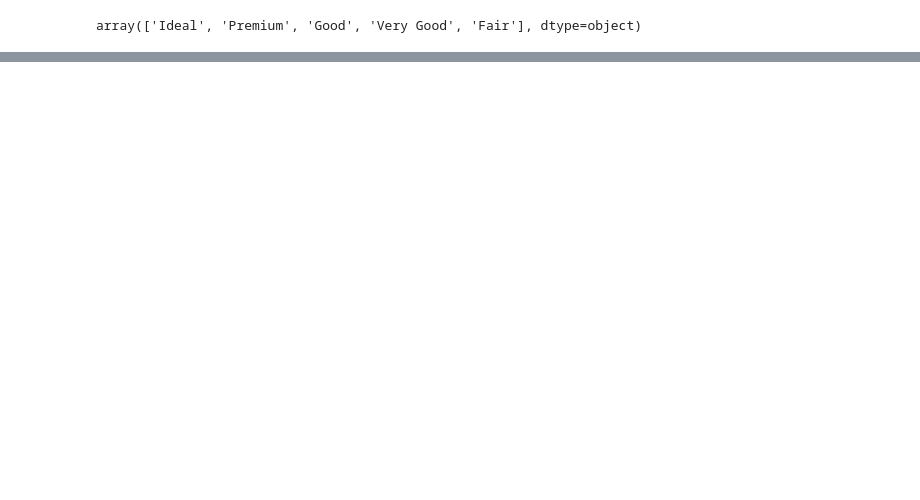
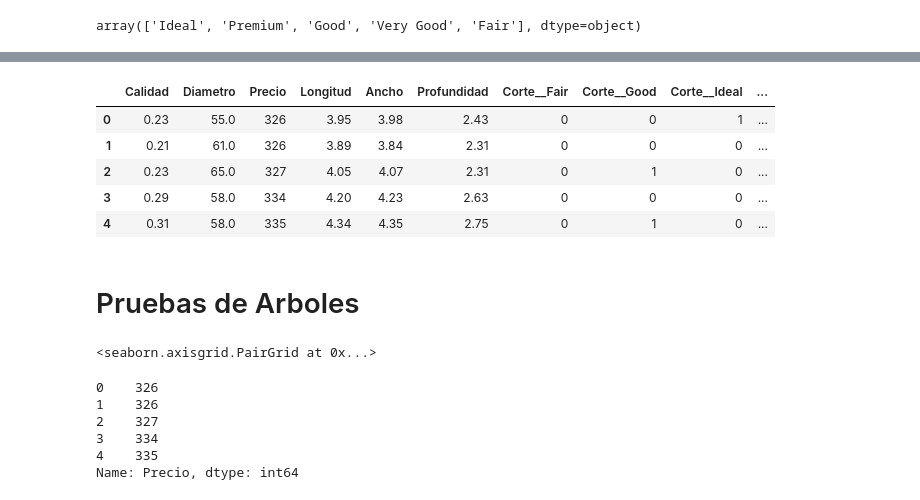
Before and after one commit to IonatanPerez/ProyectosAP_2022, a Jupyter notebook: LucasGraces/tp/Untitled0.ipynb, the cells around one changed output, grey strips where cells are left out. Drawn from its saved outputs; the diff is of its cells as text; code cells hidden in the pictures; blank space fills up the shorter version.

```diff
--- a/LucasGraces/tp/Untitled0.ipynb
+++ b/LucasGraces/tp/Untitled0.ipynb
@@ -129,0 +183,15 @@ pd.get_dummies(data["Corte"])
+# %%
+data.head(5)
+# %% [output]
+|  | Calidad | Diametro | Precio | Longitud | Ancho | Profundidad | Corte__Fair | Corte__Good | Corte__Ideal | ... |
+| 0 | 0.23 | 55.0 | 326 | 3.95 | 3.98 | 2.43 | 0 | 0 | 1 | ... |
+| 1 | 0.21 | 61.0 | 326 | 3.89 | 3.84 | 2.31 | 0 | 0 | 0 | ... |
+| 2 | 0.23 | 65.0 | 327 | 4.05 | 4.07 | 2.31 | 0 | 1 | 0 | ... |
+| 3 | 0.29 | 58.0 | 334 | 4.20 | 4.23 | 2.63 | 0 | 0 | 0 | ... |
+| 4 | 0.31 | 58.0 | 335 | 4.34 | 4.35 | 2.75 | 0 | 1 | 0 | ... |
+# %% [markdown]
+# Pruebas de Arboles
+# %%
+sns.pairplot(data)
+# %% [output]
+<seaborn.axisgrid.PairGrid at 0x...>
@@ -129,0 +200,9 @@ pd.get_dummies(data["Corte"])
+# %%
+y.head(5)
+# %% [output]
+0    326
+1    326
+2    327
+3    334
+4    335
+Name: Precio, dtype: int64
```
Also changed, not shown: parts of 25 cells of this notebook.
